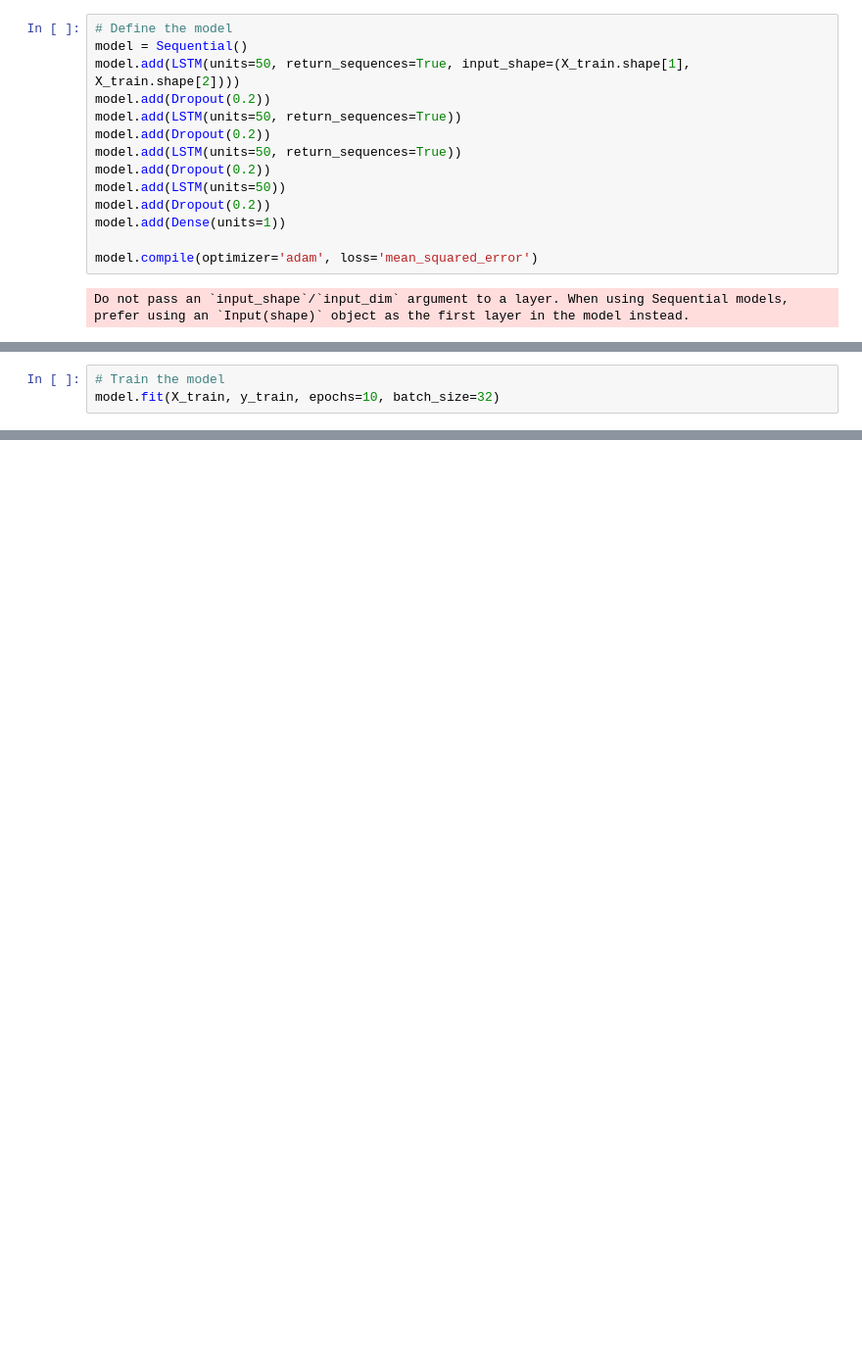
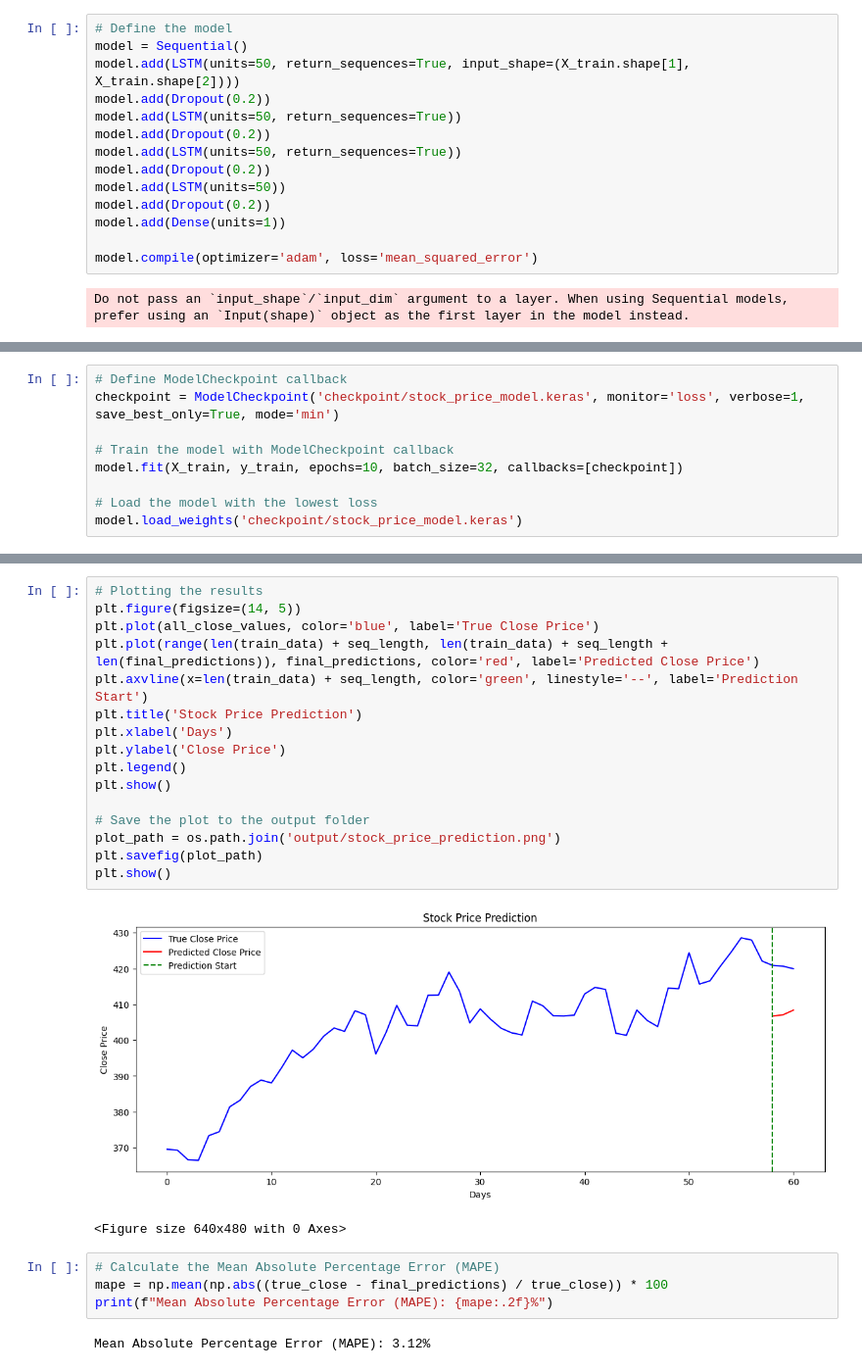
Before and after one commit to RazvanAndreiMoga/YTIC25-Stock-Price-Prediction, a Jupyter notebook: stock_sentiment_analysis_nltk.ipynb, the cells around one changed output, grey strips where cells are left out. Shown at 98% size. Saved outputs shown, nothing was run; the diff lists cells and outputs as text; blank space fills up the shorter version.

```diff
--- a/stock_sentiment_analysis_nltk.ipynb
+++ b/stock_sentiment_analysis_nltk.ipynb
@@ -198,5 +227,11 @@ Do not pass an `input_shape`/`input_dim` argument to a layer. When using Sequent
 # %%
-# Train the model
-model.fit(X_train, y_train, epochs=10, batch_size=32)
+# Define ModelCheckpoint callback
+checkpoint = ModelCheckpoint('checkpoint/stock_price_model.keras', monitor='loss', verbose=1, save_best_only=True, mode='min')
+
+# Train the model with ModelCheckpoint callback
+model.fit(X_train, y_train, epochs=10, batch_size=32, callbacks=[checkpoint])
+
+# Load the model with the lowest loss
+model.load_weights('checkpoint/stock_price_model.keras')
 # %% [output]
 Epoch 1/10
@@ -269,0 +291,25 @@ Day 3: Predicted Close = 914.09, Trend = Bullish
+# %%
+# Plotting the results
+plt.figure(figsize=(14, 5))
+plt.plot(all_close_values, color='blue', label='True Close Price')
+plt.plot(range(len(train_data) + seq_length, len(train_data) + seq_length + len(final_predictions)), final_predictions, color='red', label='Predicted Close Price')
+plt.axvline(x=len(train_data) + seq_length, color='green', linestyle='--', label='Prediction Start')
+plt.title('Stock Price Prediction')
+plt.xlabel('Days')
+plt.ylabel('Close Price')
+plt.legend()
+plt.show()
+
+# Save the plot to the output folder
+plot_path = os.path.join('output/stock_price_prediction.png')
+plt.savefig(plot_path)
+plt.show()
+# %% [output]
+[figure, added]
+<Figure size 640x480 with 0 Axes>
+# %%
+# Calculate the Mean Absolute Percentage Error (MAPE)
+mape = np.mean(np.abs((true_close - final_predictions) / true_close)) * 100
+print(f"Mean Absolute Percentage Error (MAPE): {mape:.2f}%")
+# %% [output]
+Mean Absolute Percentage Error (MAPE): 3.12%
```
Also changed, not shown: parts of 24 cells of this notebook, 10 other files.
